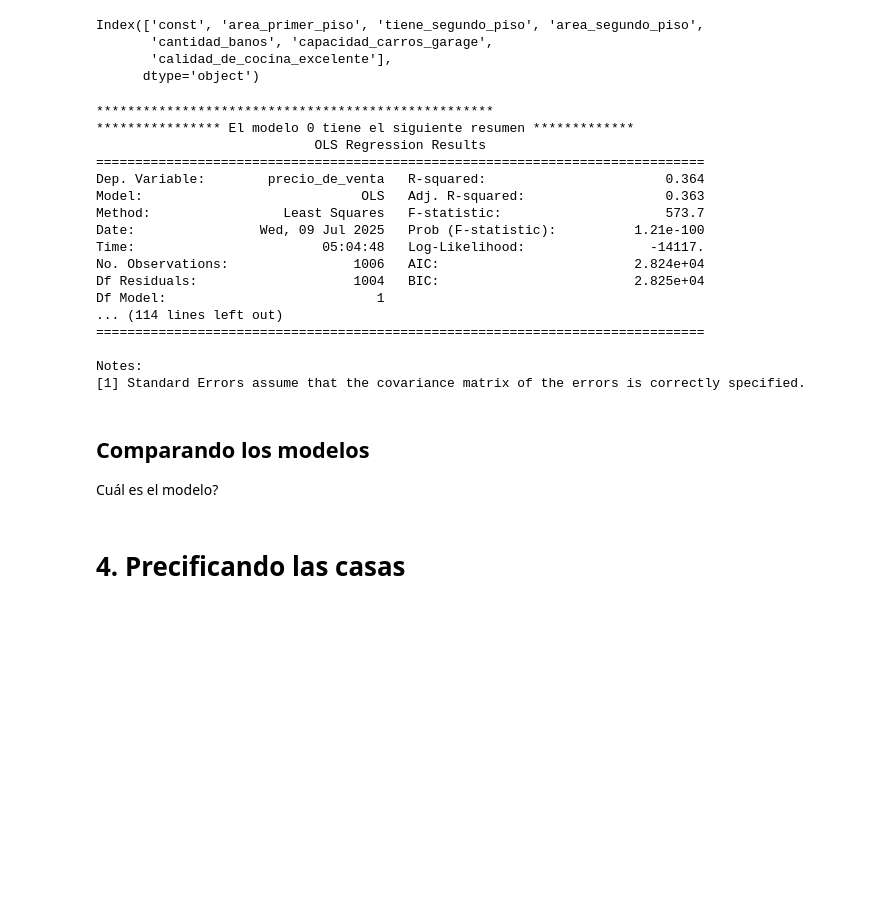
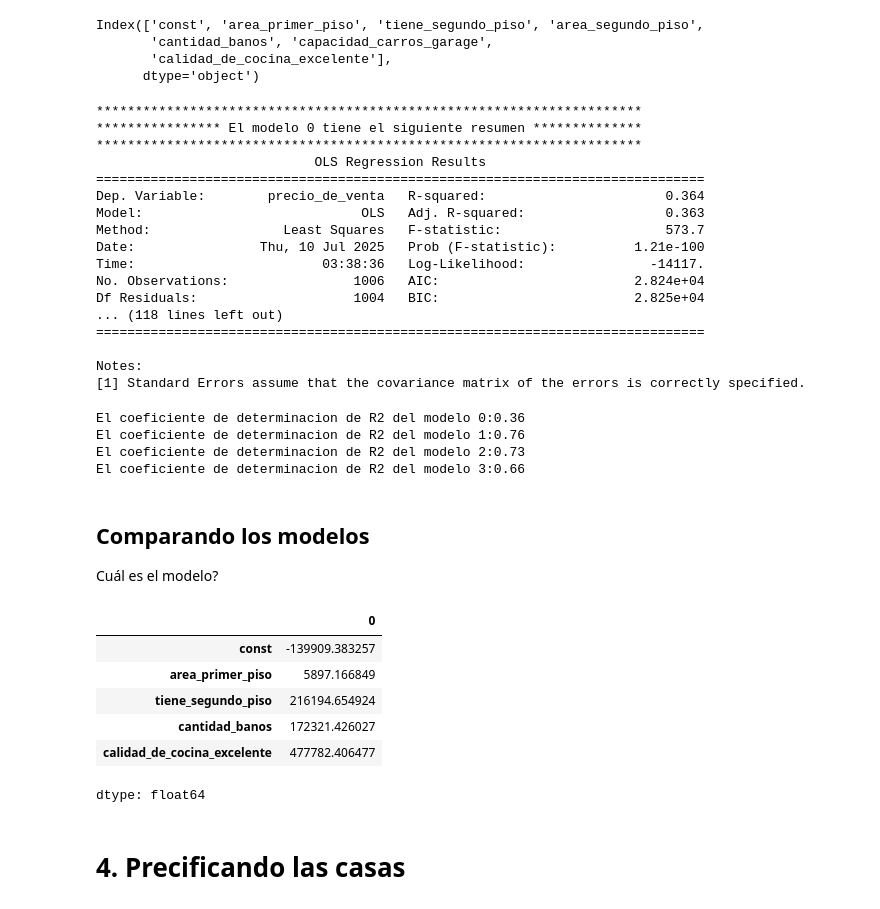
Before and after one commit to leriverah/2145-data-science-probando-relaciones-con-regresion-lineal, a Jupyter notebook: precios_de_inmuebles_regresion_lineal.ipynb, the cells around one changed output. Drawn from its saved outputs; the diff is of its cells as text; code cells hidden in the pictures; blank space fills up the shorter version.

```diff
--- a/precios_de_inmuebles_regresion_lineal.ipynb
+++ b/precios_de_inmuebles_regresion_lineal.ipynb
@@ -330,22 +330,22 @@ modelo_3 = sm.OLS(y_train, x_train[['const', 'area_primer_piso', 'tiene_segundo_
 modelos = [modelo_0, modelo_1, modelo_2, modelo_3]
 
 for i,j in enumerate(modelos):
-  print(f'***************************************************\n**************** El modelo {i} tiene el siguiente resumen *************')
+  print(f'**********************************************************************\n**************** El modelo {i} tiene el siguiente resumen **************\n**********************************************************************')
   print(j.summary(),'\n\n')
 # %% [output]
-***************************************************
-**************** El modelo 0 tiene el siguiente resumen *************
+**********************************************************************
+**************** El modelo 0 tiene el siguiente resumen **************
+**********************************************************************
                             OLS Regression Results
 ==============================================================================
 Dep. Variable:        precio_de_venta   R-squared:                       0.364
 Model:                            OLS   Adj. R-squared:                  0.363
 Method:                 Least Squares   F-statistic:                     573.7
-Date:                Wed, 09 Jul 2025   Prob (F-statistic):          1.21e-100
-Time:                        05:04:48   Log-Likelihood:                -14117.
+Date:                Thu, 10 Jul 2025   Prob (F-statistic):          1.21e-100
+Time:                        03:38:36   Log-Likelihood:                -14117.
 No. Observations:                1006   AIC:                         2.824e+04
 Df Residuals:                    1004   BIC:                         2.825e+04
-Df Model:                           1
-... (114 lines left out)
+... (118 lines left out)
 ==============================================================================
 
 Notes:
@@ -355,8 +353,26 @@ Notes:
+# %%
+# Resumen del modelos
+for i,j in enumerate(modelos):
+  print(f'El coeficiente de determinacion de R2 del modelo {i}:{j.rsquared.round(2)}')
+# %% [output]
+El coeficiente de determinacion de R2 del modelo 0:0.36
+El coeficiente de determinacion de R2 del modelo 1:0.76
+El coeficiente de determinacion de R2 del modelo 2:0.73
+El coeficiente de determinacion de R2 del modelo 3:0.66
 # %% [markdown]
 ## Comparando los modelos
 Cuál es el modelo?
 # %%
 # Cuántos parámetros tiene el modelo?
+modelo_3.params
+# %% [output]
+|  | 0 |
+| const | -139909.383257 |
+| area_primer_piso | 5897.166849 |
+| tiene_segundo_piso | 216194.654924 |
+| cantidad_banos | 172321.426027 |
+| calidad_de_cocina_excelente | 477782.406477 |
+dtype: float64
 # %% [markdown]
 # 4. Precificando las casas
 # %% [markdown]
```
Also changed, not shown: parts of 14 cells of this notebook.
